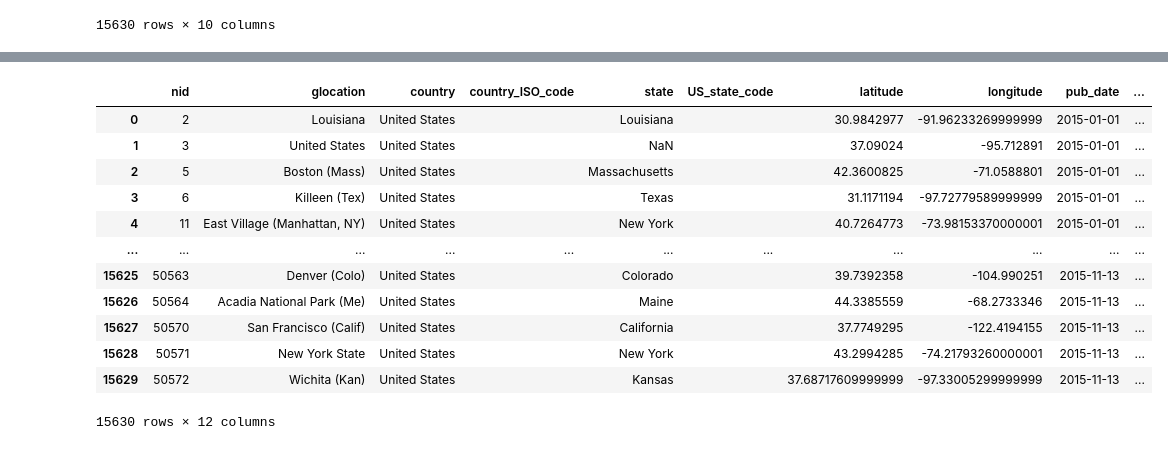
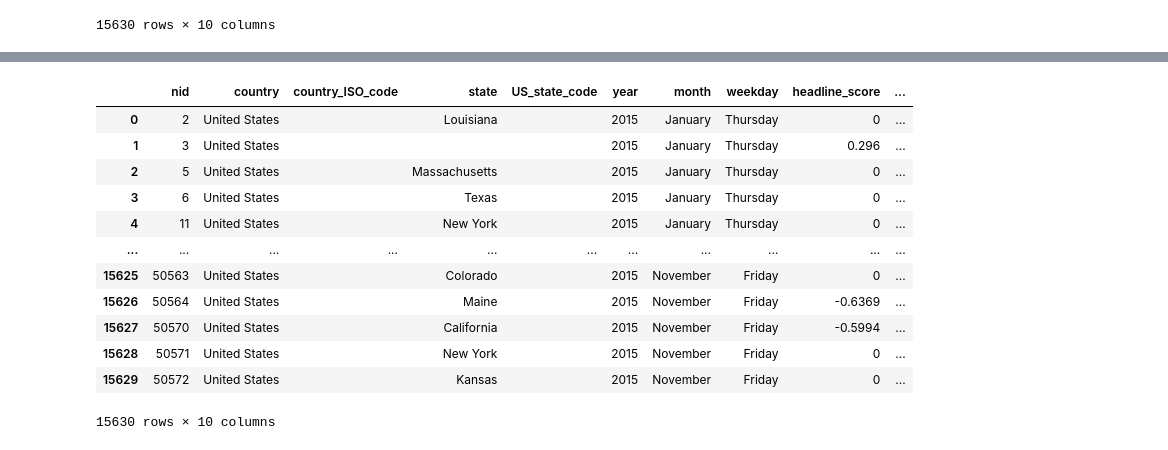
Before and after one commit to iCode13/News-Sentiment-Analysis-App, a Jupyter notebook: news_app/geo_heatmap2.ipynb, the cells around one changed output, grey strips where cells are left out. Cells and saved outputs as stored; diff of their text form; code cells hidden in the pictures.

```diff
--- a/news_app/geo_heatmap2.ipynb
+++ b/news_app/geo_heatmap2.ipynb
@@ -74,6 +73,6 @@ df_scores
 # Add scores to locations dataframe
 df_countries['headline_score'] = " "
 df_countries['article_score'] = " "
-df_countries = df_countries[['nid', 'glocation', 'country', 'state', 'year', 'month', 'weekday', 'headline_score', 'article_score']]
+df_countries = df_countries[['nid', 'country', 'state', 'year', 'month', 'weekday', 'headline_score', 'article_score']]
 df_countries
 # %% [output]
@@ -93,4 +92,6 @@ df_countries
 # %%
-df_countries['headline_scores'] = df_countries.nid.map(df_scores.set_index('nid')['headline_score'].to_dict())
+# Fetch headline and article sentiment scores for countries dataset
+df_countries['headline_score'] = df_countries.nid.map(df_scores.set_index('nid')['headline_score'].to_dict())
+df_countries['article_score'] = df_countries.nid.map(df_scores.set_index('nid')['article_score'].to_dict())
 df_countries.head()
 # %% [output]
@@ -98,23 +104,24 @@ KeyError: "None of ['nid'] are in the columns"
 # %%
 # Add country code and state code columns to dataframe
 df_countries['country_ISO_code'] = " "
 df_countries['US_state_code'] = " "
-df_countries = df_countries[['nid', 'glocation', 'country', 'country_ISO_code', 'state', 'US_state_code', 'latitude', 'longitude', 'pub_date', 'year', 'month', 'weekday']]
-df_countries
+df = df_countries[['nid', 'country', 'country_ISO_code', 'state', 'US_state_code', 'year', 'month', 'weekday', 'headline_score', 'article_score']]
+df = df.replace(np.nan, ' ', regex=True)
+df
 # %% [output]
-|  | nid | glocation | country | country_ISO_code | state | US_state_code | latitude | longitude | pub_date | ... |
-| 0 | 2 | Louisiana | United States |  | Louisiana |  | 30.9842977 | -91.96233269999999 | 2015-01-01 | ... |
-| 1 | 3 | United States | United States |  | NaN |  | 37.09024 | -95.712891 | 2015-01-01 | ... |
-| 2 | 5 | Boston (Mass) | United States |  | Massachusetts |  | 42.3600825 | -71.0588801 | 2015-01-01 | ... |
-| 3 | 6 | Killeen (Tex) | United States |  | Texas |  | 31.1171194 | -97.72779589999999 | 2015-01-01 | ... |
-| 4 | 11 | East Village (Manhattan, NY) | United States |  | New York |  | 40.7264773 | -73.98153370000001 | 2015-01-01 | ... |
+|  | nid | country | country_ISO_code | state | US_state_code | year | month | weekday | headline_score | ... |
+| 0 | 2 | United States |  | Louisiana |  | 2015 | January | Thursday | 0 | ... |
+| 1 | 3 | United States |  |  |  | 2015 | January | Thursday | 0.296 | ... |
+| 2 | 5 | United States |  | Massachusetts |  | 2015 | January | Thursday | 0 | ... |
+| 3 | 6 | United States |  | Texas |  | 2015 | January | Thursday | 0 | ... |
+| 4 | 11 | United States |  | New York |  | 2015 | January | Thursday | 0 | ... |
 | ... | ... | ... | ... | ... | ... | ... | ... | ... | ... | ... |
-| 15625 | 50563 | Denver (Colo) | United States |  | Colorado |  | 39.7392358 | -104.990251 | 2015-11-13 | ... |
-| 15626 | 50564 | Acadia National Park (Me) | United States |  | Maine |  | 44.3385559 | -68.2733346 | 2015-11-13 | ... |
-| 15627 | 50570 | San Francisco (Calif) | United States |  | California |  | 37.7749295 | -122.4194155 | 2015-11-13 | ... |
-| 15628 | 50571 | New York State | United States |  | New York |  | 43.2994285 | -74.21793260000001 | 2015-11-13 | ... |
-| 15629 | 50572 | Wichita (Kan) | United States |  | Kansas |  | 37.68717609999999 | -97.33005299999999 | 2015-11-13 | ... |
+| 15625 | 50563 | United States |  | Colorado |  | 2015 | November | Friday | 0 | ... |
+| 15626 | 50564 | United States |  | Maine |  | 2015 | November | Friday | -0.6369 | ... |
+| 15627 | 50570 | United States |  | California |  | 2015 | November | Friday | -0.5994 | ... |
+| 15628 | 50571 | United States |  | New York |  | 2015 | November | Friday | 0 | ... |
+| 15629 | 50572 | United States |  | Kansas |  | 2015 | November | Friday | 0 | ... |
-15630 rows × 12 columns
+15630 rows × 10 columns
 # %%
 # Get ISO country codes from "pycountry" library
 # Get US state codes from "us" library
```
Also changed, not shown: parts of 9 cells of this notebook, 2 other files.
